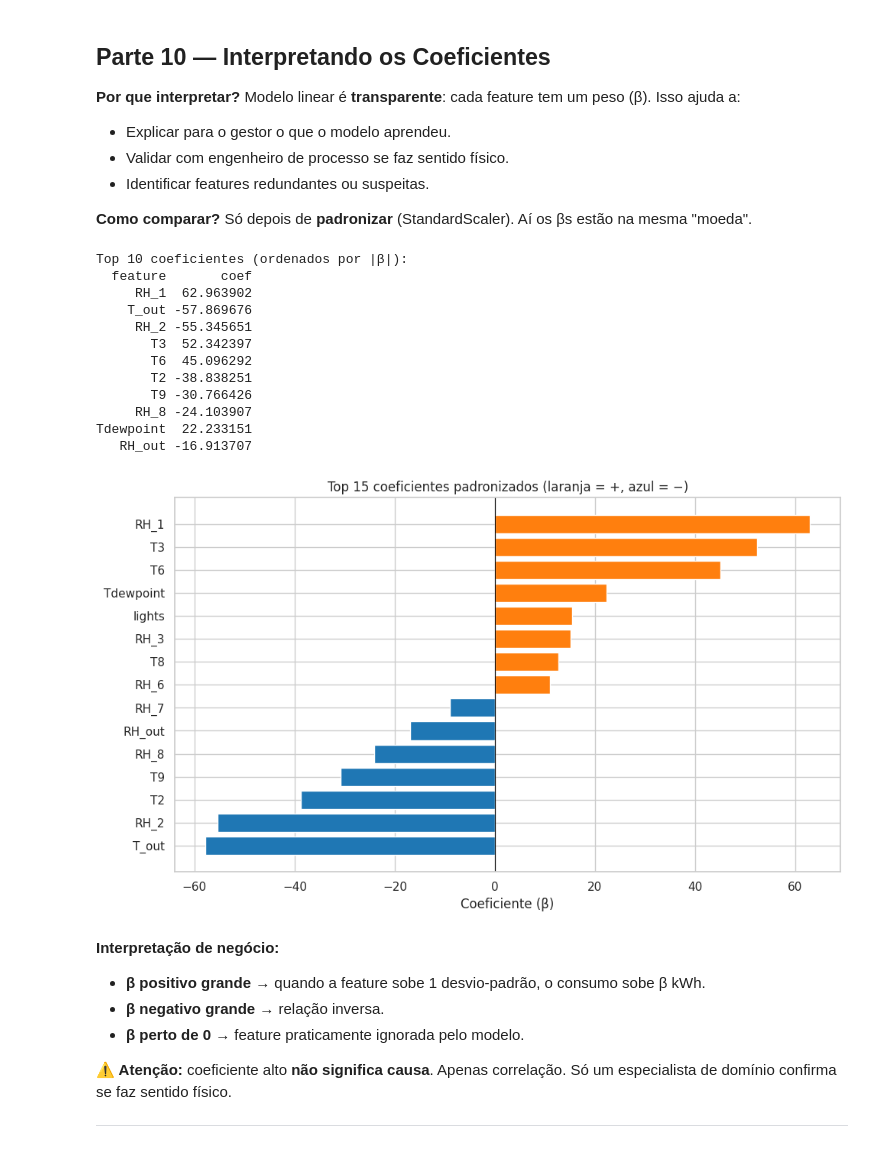
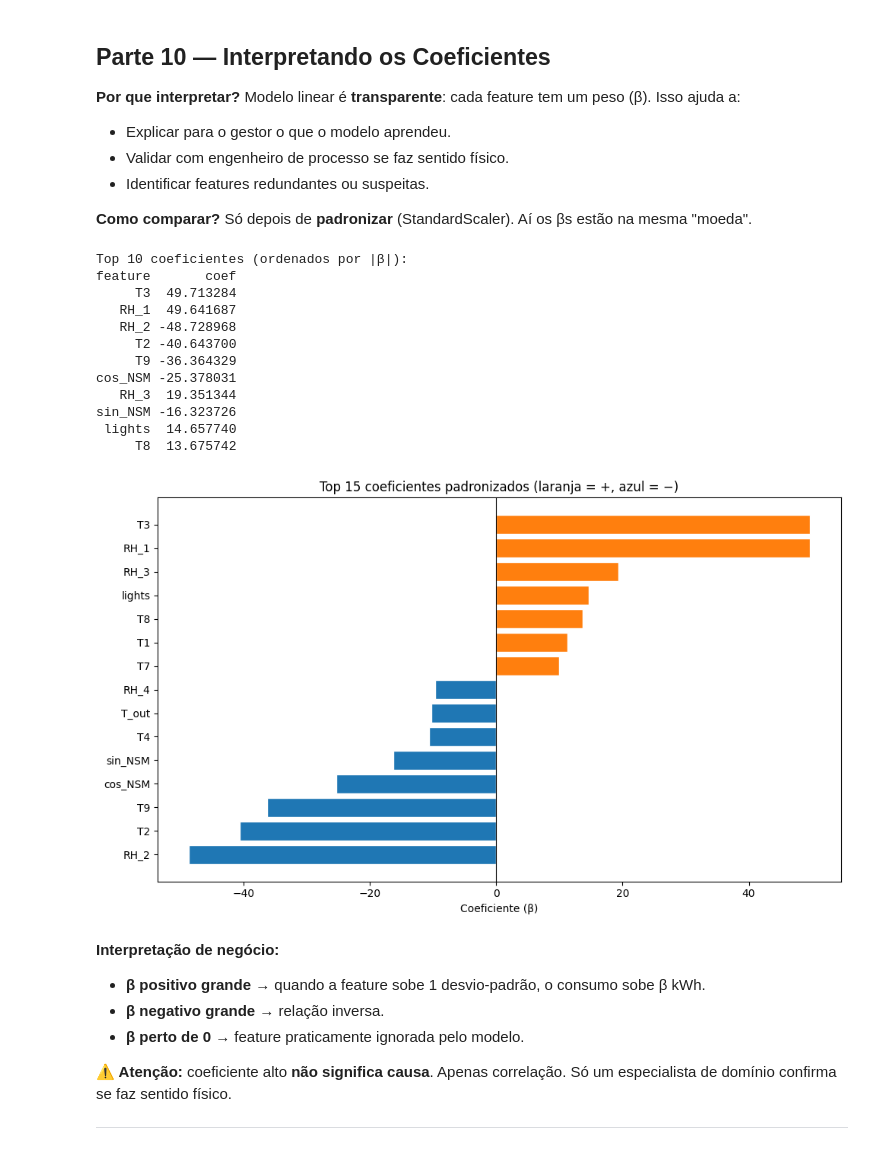
Before and after one commit to DenysDantas/ddantas, a Jupyter notebook: DenysDantas_notebook_02a_regressao_energia_v2.ipynb, the cells around one changed output. Drawn from its saved outputs; the diff is of its cells as text; code cells hidden in the pictures.

```diff
--- a/DenysDantas_notebook_02a_regressao_energia_v2.ipynb
+++ b/DenysDantas_notebook_02a_regressao_energia_v2.ipynb
@@ -459,7 +744,10 @@ colunas_ignorar = [alvo]
 for c in ["date", "Date", "Timestamp"]:
     if c in df.columns:
         colunas_ignorar.append(c)
+df['NSM'] = df['date'].dt.hour * 3600 + df['date'].dt.minute * 60 + df['date'].dt.second
 
+df['sin_NSM'] = np.sin(2 * np.pi * df['NSM'] / 86400)
+df['cos_NSM'] = np.cos(2 * np.pi * df['NSM'] / 86400)
 X = df.drop(columns=colunas_ignorar)
 y = df[alvo]
 
@@ -522,26 +866,25 @@ Exemplo da primeira linha já pronta para o modelo (números escalados):
 # %%
+import numpy as np
+import pandas as pd
 from sklearn.linear_model import LinearRegression
 from sklearn.model_selection import train_test_split
+from sklearn.pipeline import Pipeline
 from sklearn.metrics import mean_squared_error
-import numpy as np
 
 # 1. DEFINIÇÃO DAS FEATURES (Já separadas como Numéricas e Categóricas)
-# 'num_features' e 'cat_features' foram definidas no seu passo anterior
 X = df.drop(columns=colunas_ignorar)
 y = df[alvo]
 
-# 2. SEPARAÇÃO TREINO E TESTE (O Pipeline deve ser treinado apenas no treino!)
+# 2. SEPARAÇÃO TREINO E TESTE
 X_tr, X_ts, y_tr, y_ts = train_test_split(X, y, test_size=0.2, random_state=42)
 
 # 3. CONSTRUÇÃO DO PIPELINE COMPLETO
-# Conectamos a esteira de limpeza (preproc) ao modelo de Regressão Linear (reg)
 pipeline = Pipeline([
-    ("preproc", preproc),
-    ("reg",     LinearRegression())
+    ("preproc", preprocessor),   # ou 'preproc' se esse for o nome correto
+    ("reg", LinearRegression())
 ])
 
-# 4. TREINAMENTO (A Mágica da Automação)
-# O pipeline.fit faz tudo: limpa, padroniza, encoda e treina o modelo de uma vez só!
+# 4. TREINAMENTO
 pipeline.fit(X_tr, y_tr)
 
 # 5. PREVISÃO E AVALIAÇÃO
@@ -552,8 +895,7 @@ rmse = np.sqrt(mse)
 print(f"🚀 Pipeline treinado com sucesso!")
 print(f"📉 Performance do Modelo (RMSE): {rmse:.2f} Wh")
 
-# 6. VISUALIZAÇÃO DO DIAGRAMA DO PIPELINE
-# (Ao rodar em um Jupyter/Colab, isto exibe o fluxograma da esteira)
+# 6. VISUALIZAÇÃO DO DIAGRAMA DO PIPELINE (só em notebook)
 pipeline
 # %% [output]
 🚀 Pipeline treinado com sucesso!
@@ -787,47 +1218,46 @@ Olhe a nuvem de pontos no residuals plot:
 
 **Como comparar?** Só depois de **padronizar** (StandardScaler). Aí os βs estão na mesma "moeda".
 # %%
-# Extrair nomes de features após pré-processamento
-ohe = pipeline.named_steps["preproc"].named_transformers_["cat"].named_steps["ohe"]
+## Extrair nomes de features após pré-processamento
+ohe = pipeline.named_steps["preproc"].named_transformers_["cat"].named_steps["onehot"]
 cat_expanded = ohe.get_feature_names_out(cat_features).tolist() if len(cat_features) > 0 else []
 todas_features = num_features + cat_expanded
 
 coefs = pipeline.named_steps["reg"].coef_
 df_coef = pd.DataFrame({
     "feature": todas_features,
     "coef": coefs
 }).sort_values("coef", key=abs, ascending=False)
 
 print("Top 10 coeficientes (ordenados por |β|):")
 print(df_coef.head(10).to_string(index=False))
+
+# Visualização
+top_n = 15
+df_top = df_coef.head(top_n).sort_values("coef")
+
+fig, ax = plt.subplots(figsize=(10, 6))
+cores = [COR_ACCENT if c > 0 else COR_DEEP for c in df_top["coef"]]
+ax.barh(df_top["feature"], df_top["coef"], color=cores, edgecolor="white")
+ax.axvline(0, color="black", linewidth=0.8)
+ax.set_title(f"Top {top_n} coeficientes padronizados (laranja = +, azul = −)")
+ax.set_xlabel("Coeficiente (β)")
+plt.tight_layout()
+plt.show()
 # %% [output]
 Top 10 coeficientes (ordenados por |β|):
-  feature       coef
-     RH_1  62.963902
-    T_out -57.869676
-     RH_2 -55.345651
-       T3  52.342397
-       T6  45.096292
-       T2 -38.838251
-       T9 -30.766426
-     RH_8 -24.103907
-Tdewpoint  22.233151
-   RH_out -16.913707
+feature       coef
+     T3  49.713284
+   RH_1  49.641687
+   RH_2 -48.728968
+     T2 -40.643700
+     T9 -36.364329
+cos_NSM -25.378031
+   RH_3  19.351344
+sin_NSM -16.323726
+ lights  14.657740
+     T8  13.675742
+[figure, added]
-# %%
-# Visualização
-top_n = 15
-df_top = df_coef.head(top_n).sort_values("coef")
-
-fig, ax = plt.subplots(figsize=(10, 6))
-cores = [COR_ACCENT if c > 0 else COR_DEEP for c in df_top["coef"]]
-ax.barh(df_top["feature"], df_top["coef"], color=cores, edgecolor="white")
-ax.axvline(0, color="black", linewidth=0.8)
-ax.set_title(f"Top {top_n} coeficientes padronizados (laranja = +, azul = −)")
-ax.set_xlabel("Coeficiente (β)")
-plt.tight_layout()
-plt.show()
-# %% [output]
-[figure, removed]
 # %% [markdown]
 **Interpretação de negócio:**
 
```
Also changed, not shown: parts of 29 cells of this notebook.
